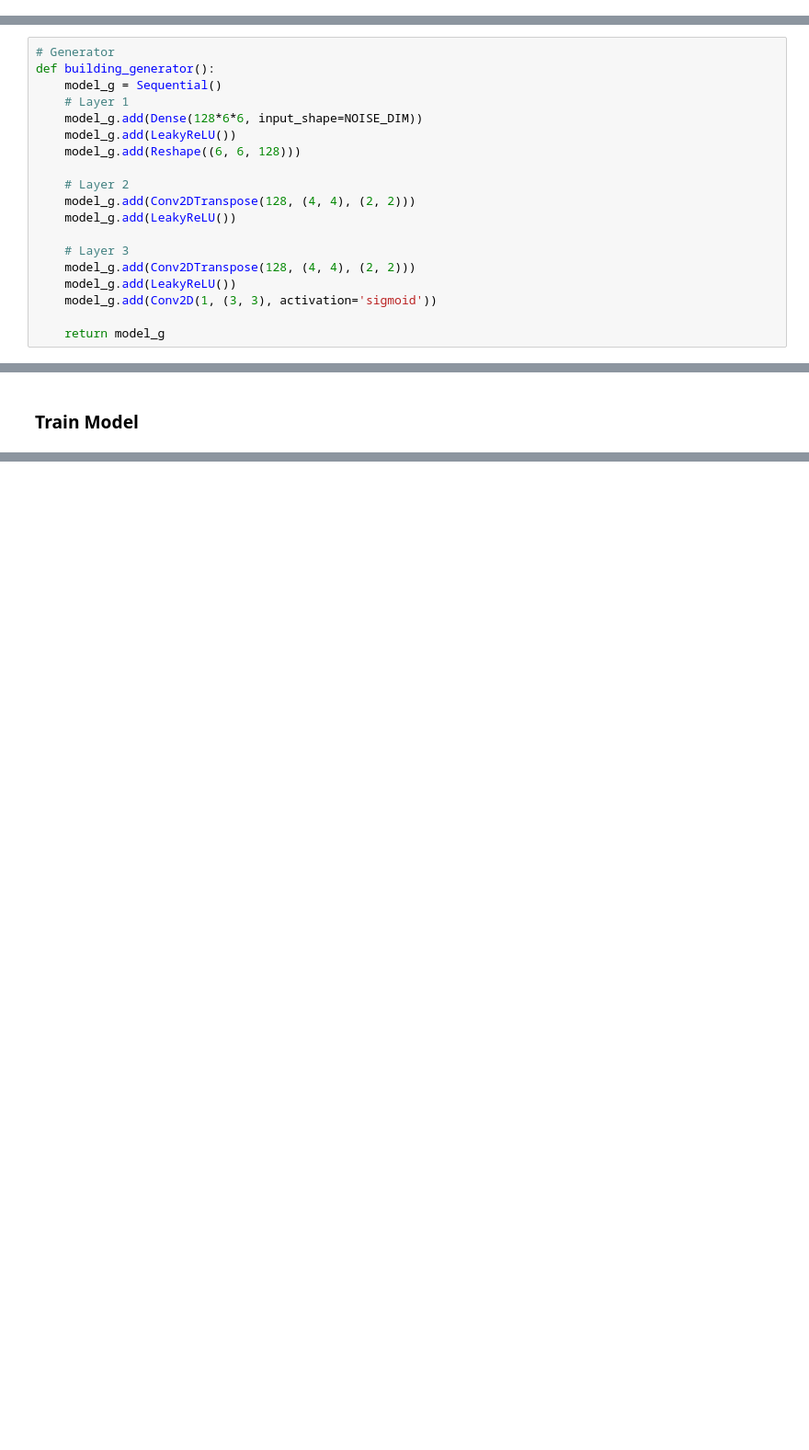
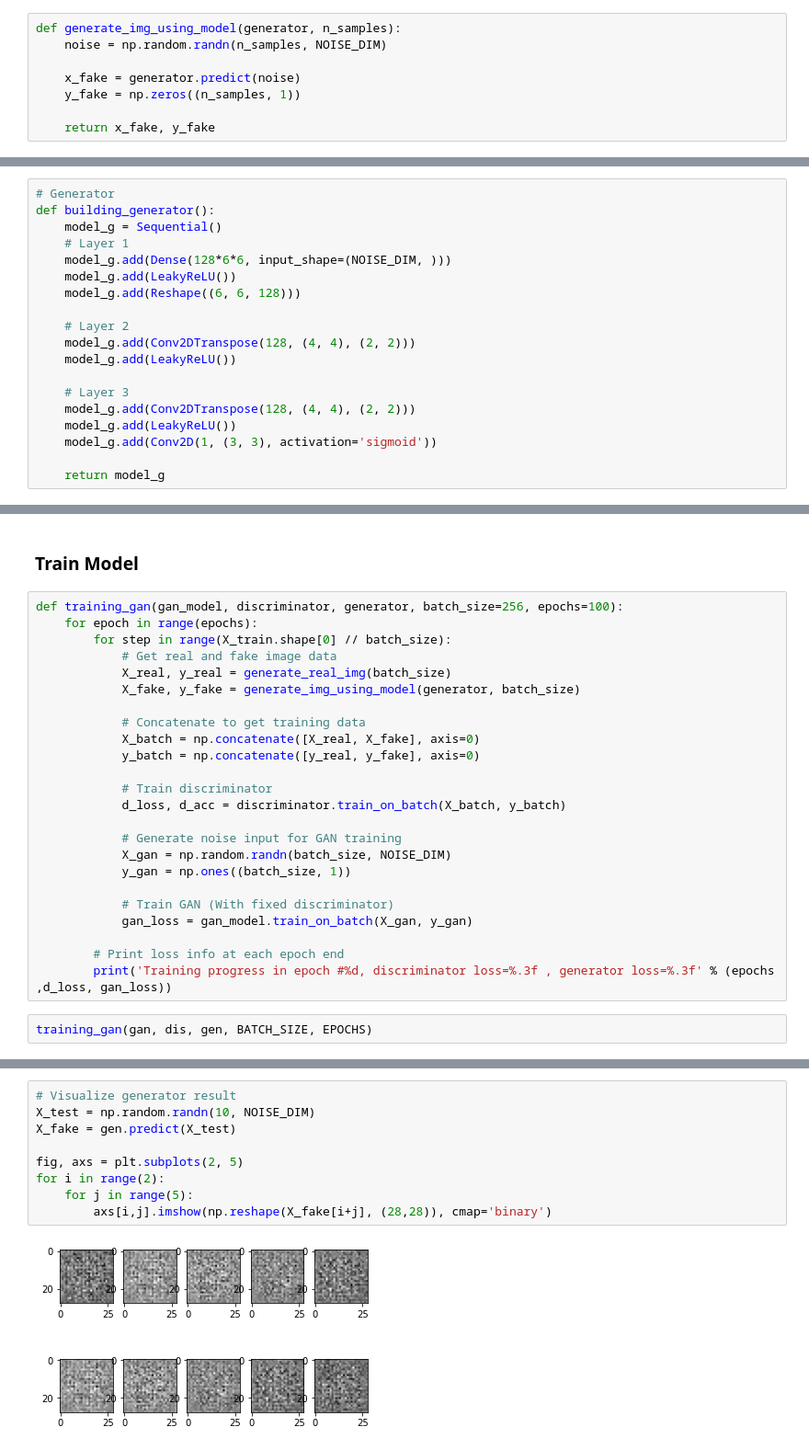
Before and after one commit to wayne0git/python_basics, a Jupyter notebook: tensorflow/tensorflow2_gan_mnist.ipynb, the cells around one changed output, grey strips where cells are left out. Shown at 92% size. Drawn from its saved outputs; the diff is of its cells as text; blank space fills up the shorter version.

```diff
--- a/tensorflow/tensorflow2_gan_mnist.ipynb
+++ b/tensorflow/tensorflow2_gan_mnist.ipynb
@@ -32,3 +44,11 @@ X_test = np.reshape(X_test, (X_test.shape[0], 28 * 28)) / 255.0
+# %%
+def generate_img_using_model(generator, n_samples):
+    noise = np.random.randn(n_samples, NOISE_DIM)
+
+    x_fake = generator.predict(noise)
+    y_fake = np.zeros((n_samples, 1))
+
+    return x_fake, y_fake
 # %% [markdown]
 ### Create Model
 # %%
@@ -58,7 +78,7 @@ def building_discriminator():
 def building_generator():
     model_g = Sequential()
     # Layer 1
-    model_g.add(Dense(128*6*6, input_shape=NOISE_DIM))
+    model_g.add(Dense(128*6*6, input_shape=(NOISE_DIM, )))
     model_g.add(LeakyReLU())
     model_g.add(Reshape((6, 6, 128)))
 
@@ -103,3 +123,29 @@ Non-trainable params: 39,873
 _________________________________________________________________
 # %% [markdown]
 ### Train Model
+# %%
+def training_gan(gan_model, discriminator, generator, batch_size=256, epochs=100):
+    for epoch in range(epochs):
+        for step in range(X_train.shape[0] // batch_size):
+            # Get real and fake image data
+            X_real, y_real = generate_real_img(batch_size)
+            X_fake, y_fake = generate_img_using_model(generator, batch_size)
+
+            # Concatenate to get training data
+            X_batch = np.concatenate([X_real, X_fake], axis=0)
+            y_batch = np.concatenate([y_real, y_fake], axis=0)
+
+            # Train discriminator
+            d_loss, d_acc = discriminator.train_on_batch(X_batch, y_batch)
+
+            # Generate noise input for GAN training
+            X_gan = np.random.randn(batch_size, NOISE_DIM)
+            y_gan = np.ones((batch_size, 1))
+
+            # Train GAN (With fixed discriminator)
+            gan_loss = gan_model.train_on_batch(X_gan, y_gan)
+
+        # Print loss info at each epoch end
+        print('Training progress in epoch #%d, discriminator loss=%.3f , generator loss=%.3f' % (epochs ,d_loss, gan_loss))
+# %%
+training_gan(gan, dis, gen, BATCH_SIZE, EPOCHS)
@@ -105,0 +170,11 @@ _________________________________________________________________
+# %%
+# Visualize generator result
+X_test = np.random.randn(10, NOISE_DIM)
+X_fake = gen.predict(X_test)
+
+fig, axs = plt.subplots(2, 5)
+for i in range(2):
+    for j in range(5):
+        axs[i,j].imshow(np.reshape(X_fake[i+j], (28,28)), cmap='binary')
+# %% [output]
+[figure, added]
```
Also changed, not shown: parts of 8 cells of this notebook.
